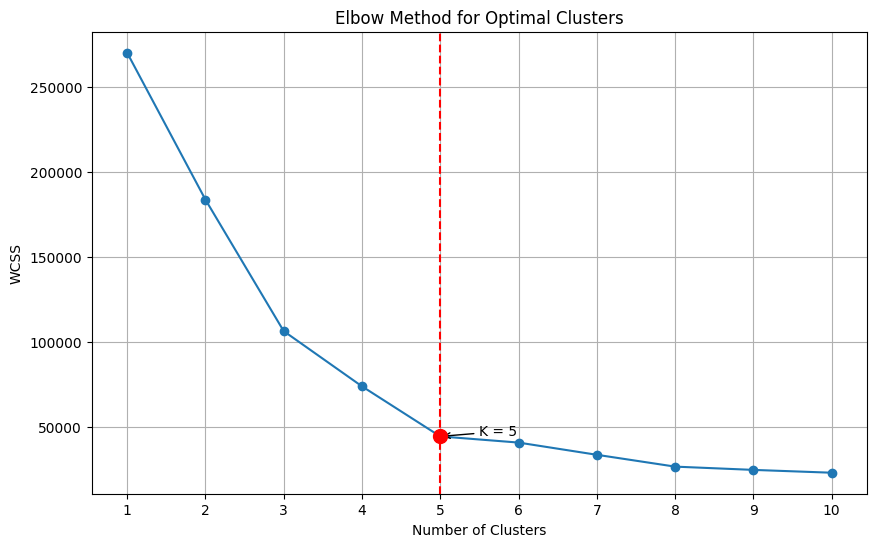
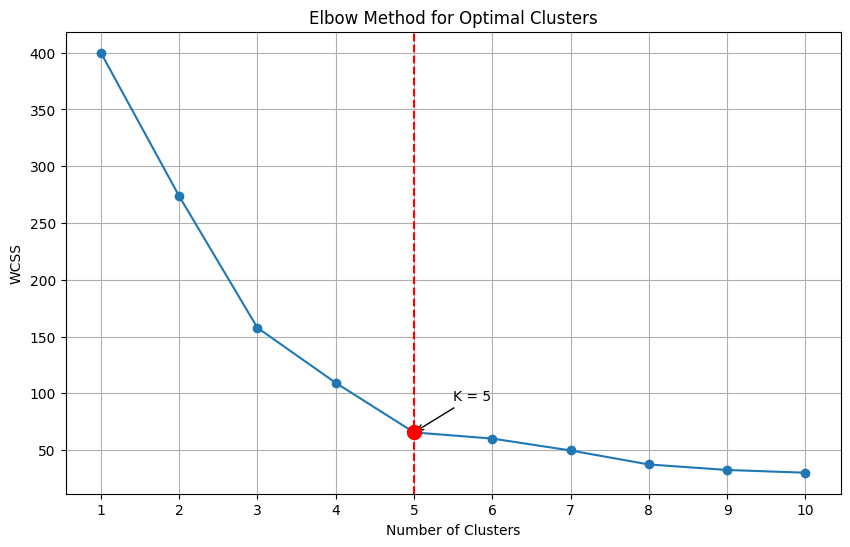
Code edit (unified diff) that turned the first committed figure into the second:
--- before
+++ after
@@ -1,10 +1,18 @@
 from sklearn.cluster import KMeans
+from sklearn.preprocessing import StandardScaler
 
 features = mall_customers[['Annual_Income_k$', 'Spending_Score']]
 wcss = []
+optimal_k = 5
+
+scaler = StandardScaler()
+features_scaled = scaler.fit_transform(features)
+
+kmeans = KMeans(n_clusters=optimal_k, random_state=42)
+mall_customers['Cluster'] = kmeans.fit_predict(features_scaled)
 
 for i in range(1, 11):
     kmeans = KMeans(n_clusters = i, random_state = 42)
-    kmeans.fit(features)
+    kmeans.fit(features_scaled)
     wcss.append(kmeans.inertia_)
 
@@ -12,5 +20,4 @@
 plt.plot(range(1, 11), wcss, marker='o')
 
-optimal_k = 5
 optimal_wcss = wcss[optimal_k - 1]
 
@@ -33,5 +40,5 @@
     f"K = {optimal_k}",
     xy = (optimal_k, optimal_wcss),
-    xytext = (optimal_k + 0.5, optimal_wcss + 500),
+    xytext = (optimal_k + 0.5, optimal_wcss + 28),
     arrowprops = dict(arrowstyle="->")
 )
@@ -42,3 +49,4 @@
 plt.xticks(range(1, 11))
 plt.grid()
+plt.savefig("../outputs/elbow_method.png", dpi = 150)
 plt.show()

Commit: Add  Standard Scaler and Cluster Labels also